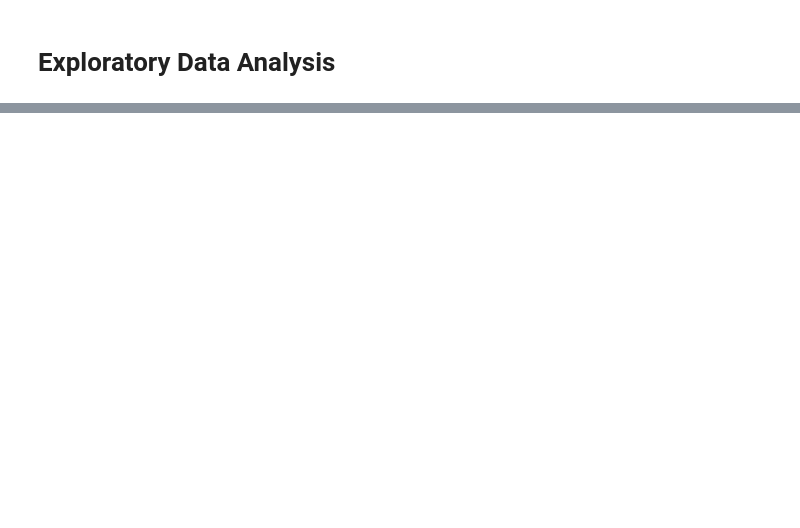
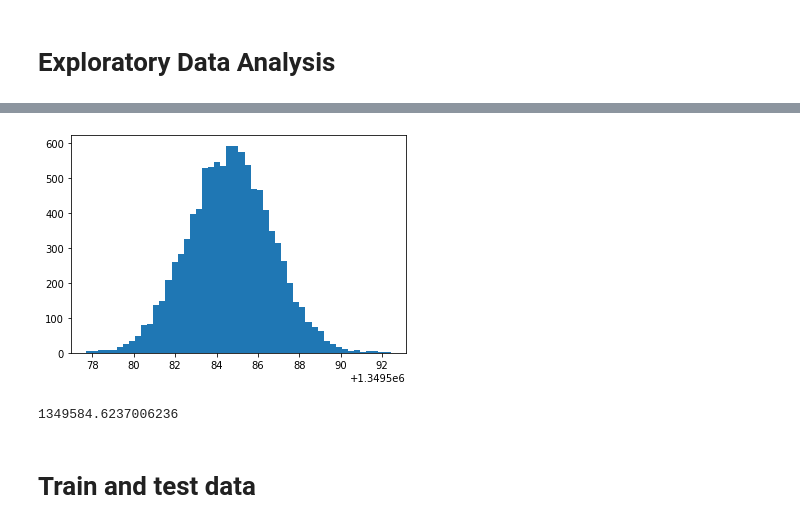
Before and after one commit to iasad1/commercial-property-predictor, a Jupyter notebook: predictor.ipynb, the cells around one changed output, grey strips where cells are left out. Drawn from its saved outputs; the diff is of its cells as text; code cells hidden in the pictures; blank space fills up the shorter version.

```diff
--- a/predictor.ipynb
+++ b/predictor.ipynb
@@ -575,0 +654,13 @@ df_preproc.corr()
+# %%
+price_mean = df_preproc['prop_price'].mean()
+values= np.random.normal(price_mean,2, 10000)
+plt.hist(values,50)
+plt.show()
+# %% [output]
+[figure, added]
+# %%
+price_mean
+# %% [output]
+1349584.6237006236
+# %% [markdown]
+# Train and test data
```
Also changed, not shown: parts of 33 cells of this notebook.
